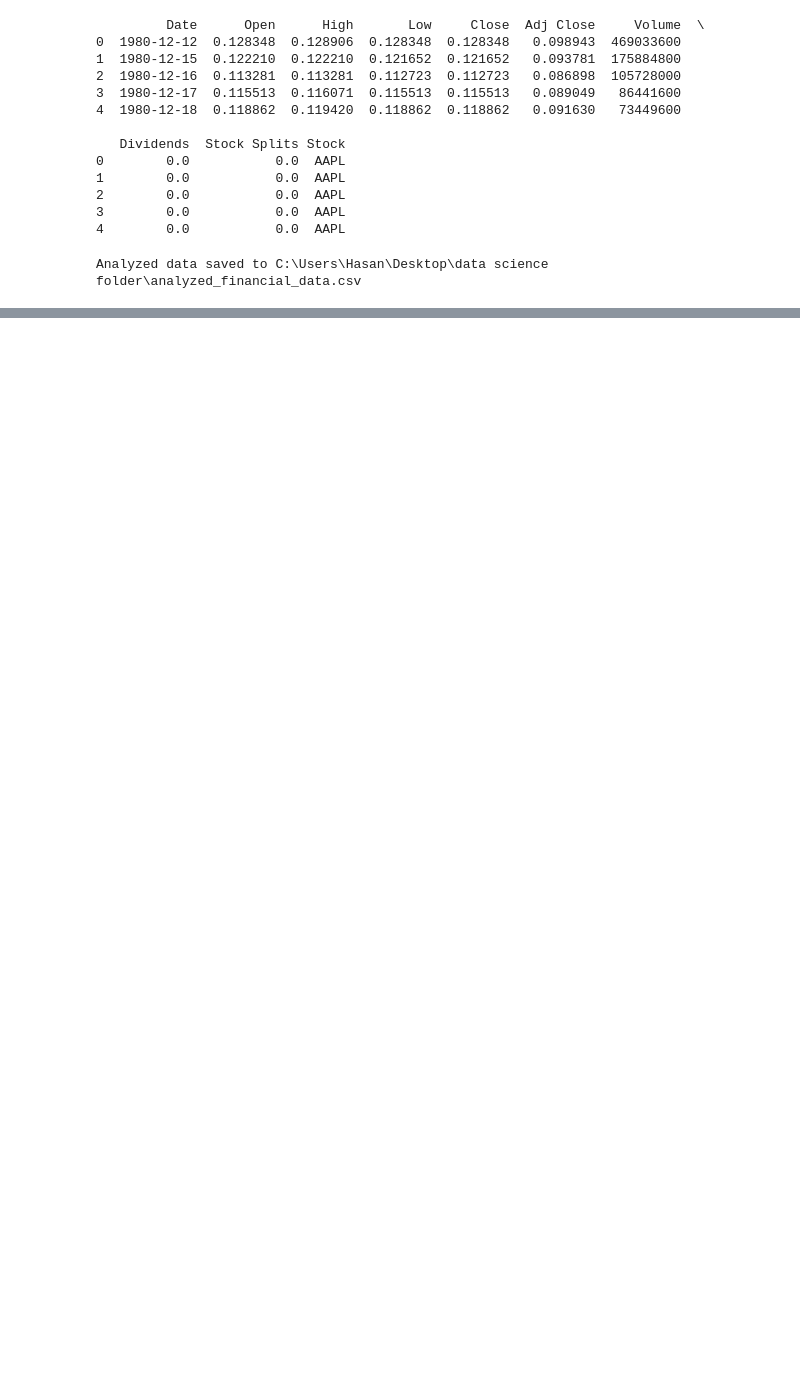
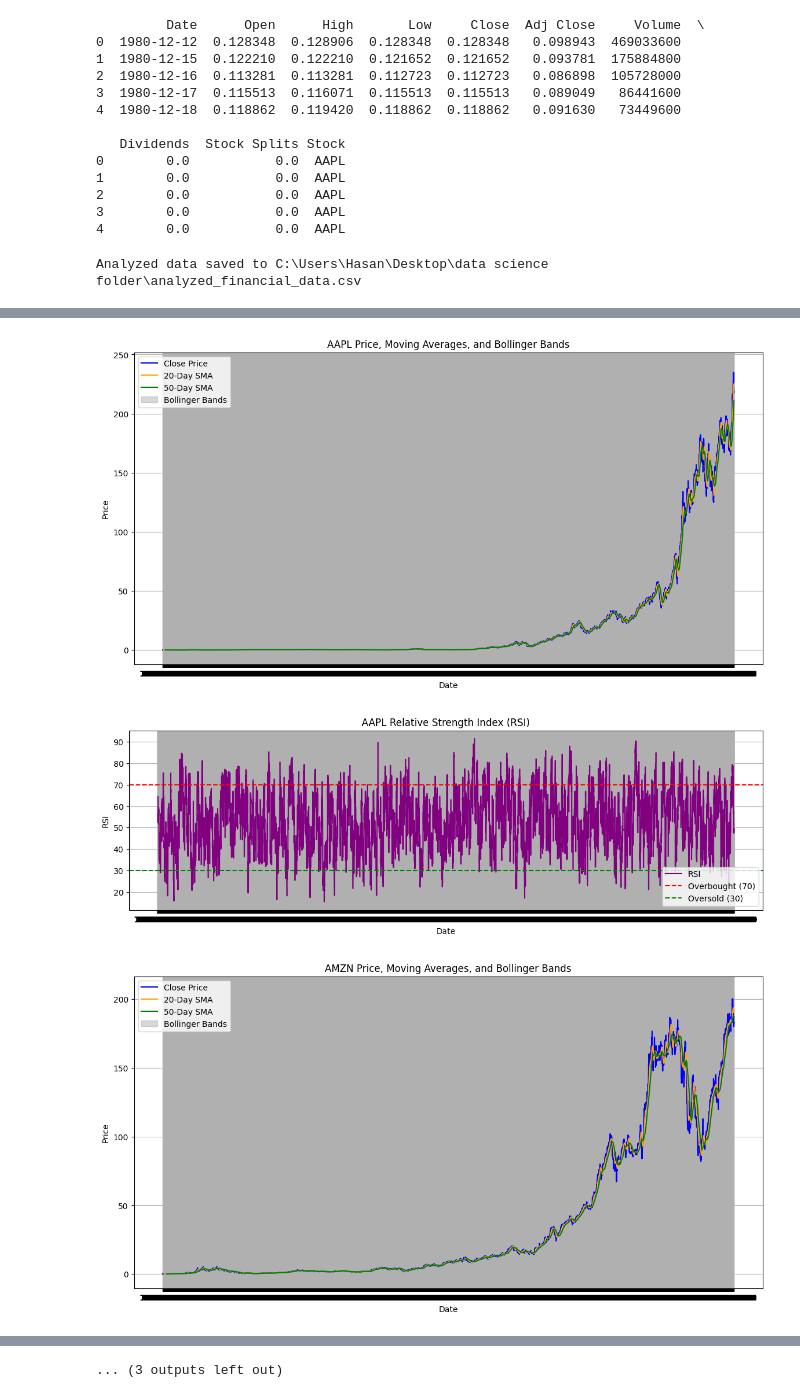
Before and after one commit to hasankere/Training, a Jupyter notebook: notebooks/Finacial_data_analysis.ipynb, the cells around one changed output, grey strips where cells are left out. Drawn from its saved outputs; the diff is of its cells as text; code cells hidden in the pictures; blank space fills up the shorter version.

```diff
--- a/notebooks/Finacial_data_analysis.ipynb
+++ b/notebooks/Finacial_data_analysis.ipynb
@@ -120,0 +82,46 @@ TSLA      0.002035  0.035871        139.778119
+# %%
+# Visualization
+def plot_stock_with_indicators(stock):
+    stock_data = analyzed_data[analyzed_data['Stock'] == stock]
+    plt.figure(figsize=(14, 7))
+    plt.plot(stock_data['Date'], stock_data['Close'], label='Close Price', color='blue')
+    plt.plot(stock_data['Date'], stock_data['SMA_20'], label='20-Day SMA', color='orange')
+    plt.plot(stock_data['Date'], stock_data['SMA_50'], label='50-Day SMA', color='green')
+    plt.fill_between(stock_data['Date'], stock_data['BB_upper'], stock_data['BB_lower'], color='gray', alpha=0.3, label='Bollinger Bands')
+    plt.title(f'{stock} Price, Moving Averages, and Bollinger Bands')
+    plt.xlabel('Date')
+    plt.ylabel('Price')
+    plt.legend()
+    plt.grid()
+    plt.show()
+
+    # RSI
+    plt.figure(figsize=(14, 4))
+    plt.plot(stock_data['Date'], stock_data['RSI'], color='purple', label='RSI')
+    plt.axhline(70, color='red', linestyle='--', label='Overbought (70)')
+    plt.axhline(30, color='green', linestyle='--', label='Oversold (30)')
+    plt.title(f'{stock} Relative Strength Index (RSI)')
+    plt.xlabel('Date')
+    plt.ylabel('RSI')
+    plt.legend()
+    plt.grid()
+    plt.show()
+
+# Plot for each stock
+for stock in stock_names:
+    plot_stock_with_indicators(stock)
+
+# Fetch summary statistics using yfinance
+print("\nStock Summary using yfinance:")
+for stock in stock_names:
+    ticker = yf.Ticker(stock)
+    info = ticker.info
+    print(f"\n{stock} Summary:")
+    print(f"Current Price: {info.get('currentPrice', 'N/A')}")
+    print(f"52-Week High: {info.get('fiftyTwoWeekHigh', 'N/A')}")
+    print(f"52-Week Low: {info.get('fiftyTwoWeekLow', 'N/A')}")
+    print(f"Market Cap: {info.get('marketCap', 'N/A')}")
+# %% [output]
+[figure, added]
+[figure, added]
+[figure, added]
@@ -120,0 +137 @@ TSLA      0.002035  0.035871        139.778119
+... (3 outputs left out)
```
Also changed, not shown: parts of 18 cells of this notebook.
